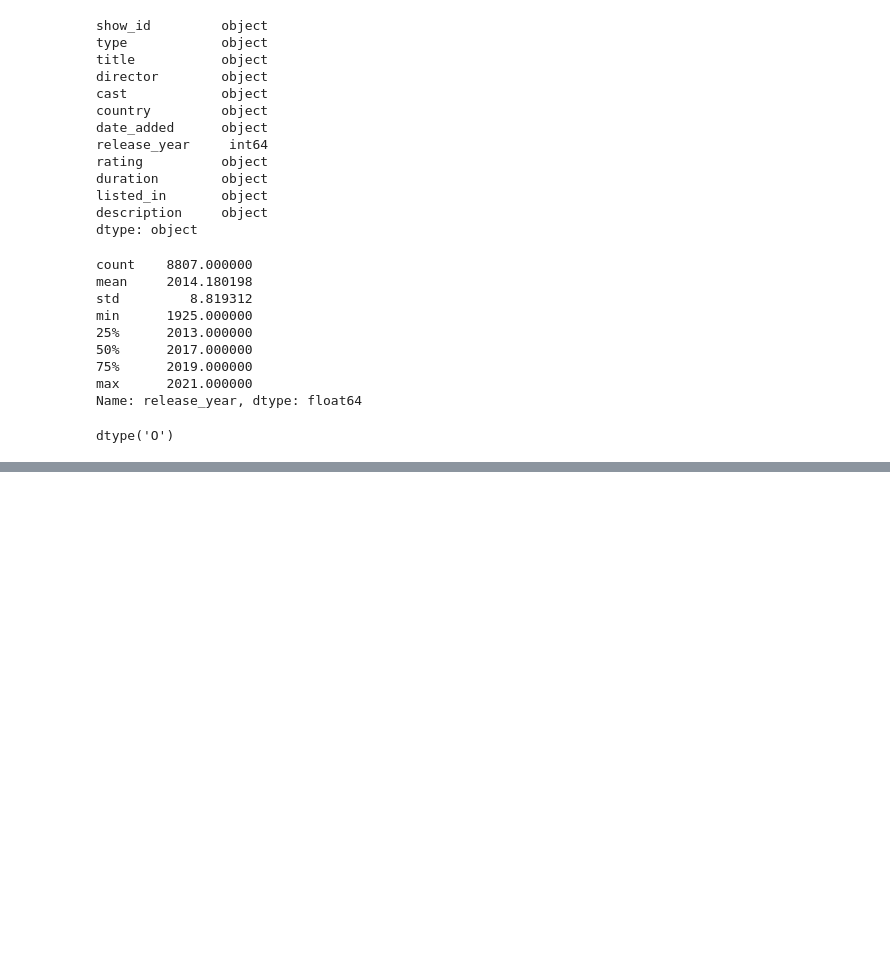
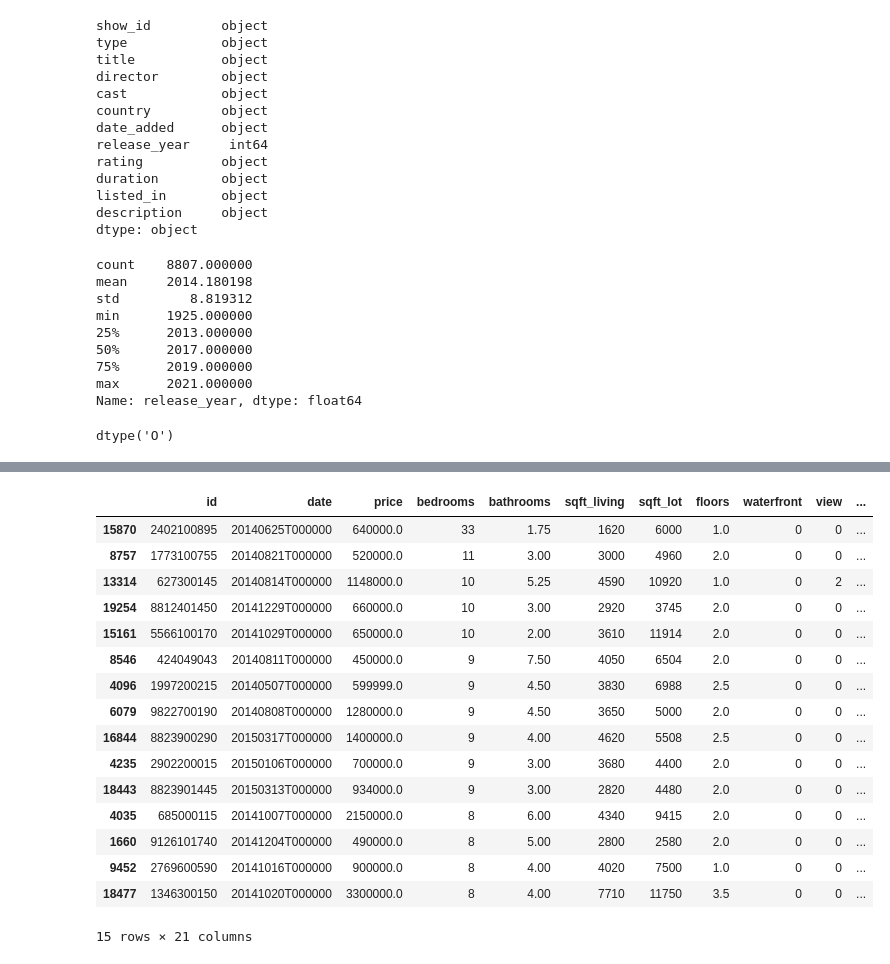
Before and after one commit to halimocakli/Data-Analysis-And-Visualization, a Jupyter notebook: 03-Series&Columns/03_SeriesAndColumns.ipynb, the cells around one changed output, grey strips where cells are left out. Saved outputs shown, nothing was run; the diff lists cells and outputs as text; code cells hidden in the pictures; blank space fills up the shorter version.

```diff
--- a/03-Series&Columns/03_SeriesAndColumns.ipynb
+++ b/03-Series&Columns/03_SeriesAndColumns.ipynb
@@ -411,0 +558,20 @@ dtype('O')
+# %%
+houses.nlargest(15, ["bedrooms", "bathrooms"])
+# %% [output]
+|  | id | date | price | bedrooms | bathrooms | sqft_living | sqft_lot | floors | waterfront | view | ... |
+| 15870 | 2402100895 | 20140625T000000 | 640000.0 | 33 | 1.75 | 1620 | 6000 | 1.0 | 0 | 0 | ... |
+| 8757 | 1773100755 | 20140821T000000 | 520000.0 | 11 | 3.00 | 3000 | 4960 | 2.0 | 0 | 0 | ... |
+| 13314 | 627300145 | 20140814T000000 | 1148000.0 | 10 | 5.25 | 4590 | 10920 | 1.0 | 0 | 2 | ... |
+| 19254 | 8812401450 | 20141229T000000 | 660000.0 | 10 | 3.00 | 2920 | 3745 | 2.0 | 0 | 0 | ... |
+| 15161 | 5566100170 | 20141029T000000 | 650000.0 | 10 | 2.00 | 3610 | 11914 | 2.0 | 0 | 0 | ... |
+| 8546 | 424049043 | 20140811T000000 | 450000.0 | 9 | 7.50 | 4050 | 6504 | 2.0 | 0 | 0 | ... |
+| 4096 | 1997200215 | 20140507T000000 | 599999.0 | 9 | 4.50 | 3830 | 6988 | 2.5 | 0 | 0 | ... |
+| 6079 | 9822700190 | 20140808T000000 | 1280000.0 | 9 | 4.50 | 3650 | 5000 | 2.0 | 0 | 0 | ... |
+| 16844 | 8823900290 | 20150317T000000 | 1400000.0 | 9 | 4.00 | 4620 | 5508 | 2.5 | 0 | 0 | ... |
+| 4235 | 2902200015 | 20150106T000000 | 700000.0 | 9 | 3.00 | 3680 | 4400 | 2.0 | 0 | 0 | ... |
+| 18443 | 8823901445 | 20150313T000000 | 934000.0 | 9 | 3.00 | 2820 | 4480 | 2.0 | 0 | 0 | ... |
+| 4035 | 685000115 | 20141007T000000 | 2150000.0 | 8 | 6.00 | 4340 | 9415 | 2.0 | 0 | 0 | ... |
+| 1660 | 9126101740 | 20141204T000000 | 490000.0 | 8 | 5.00 | 2800 | 2580 | 2.0 | 0 | 0 | ... |
+| 9452 | 2769600590 | 20141016T000000 | 900000.0 | 8 | 4.00 | 4020 | 7500 | 1.0 | 0 | 0 | ... |
+| 18477 | 1346300150 | 20141020T000000 | 3300000.0 | 8 | 4.00 | 7710 | 11750 | 3.5 | 0 | 0 | ... |
+15 rows × 21 columns
```
Also changed, not shown: parts of 31 cells of this notebook.
